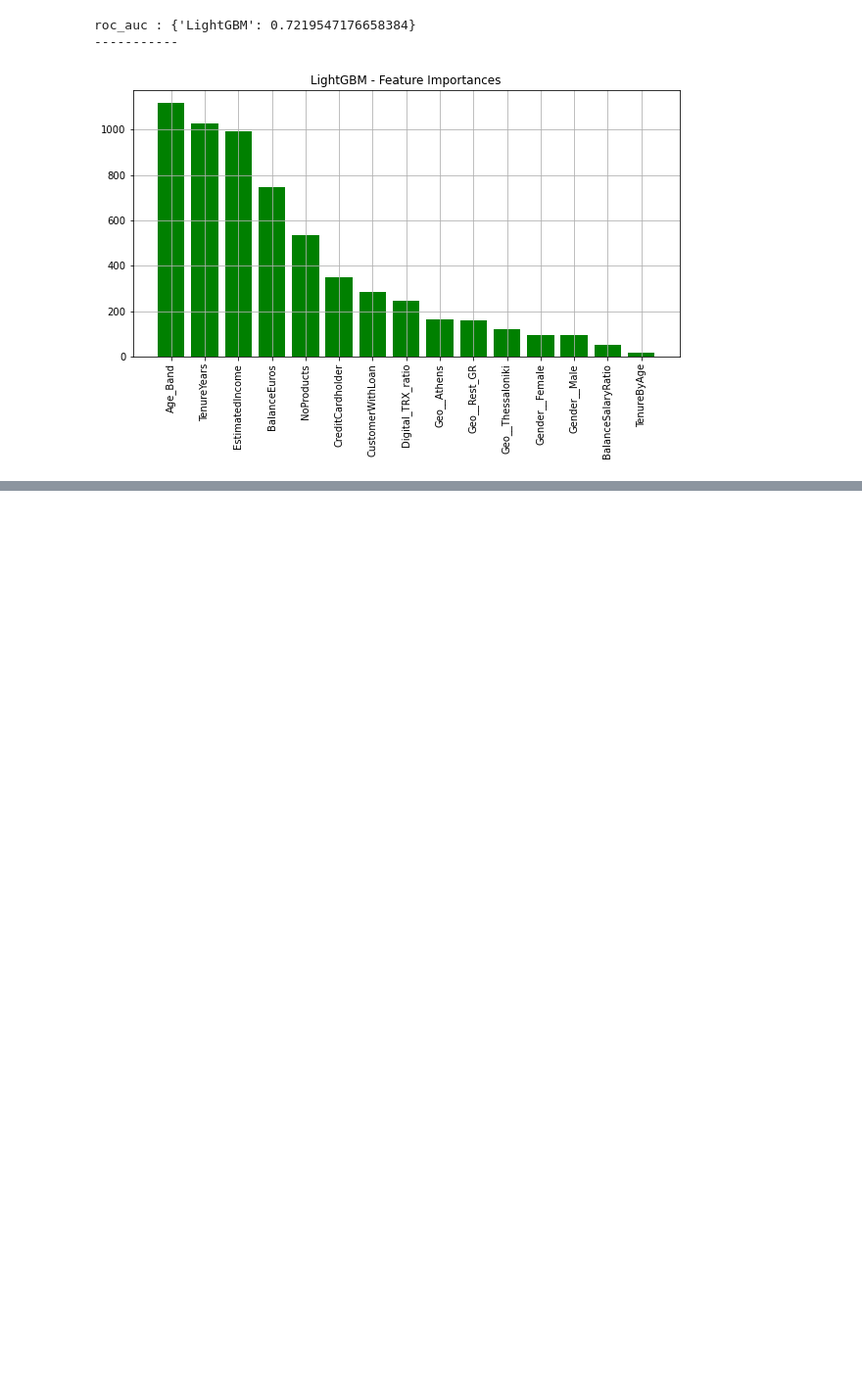
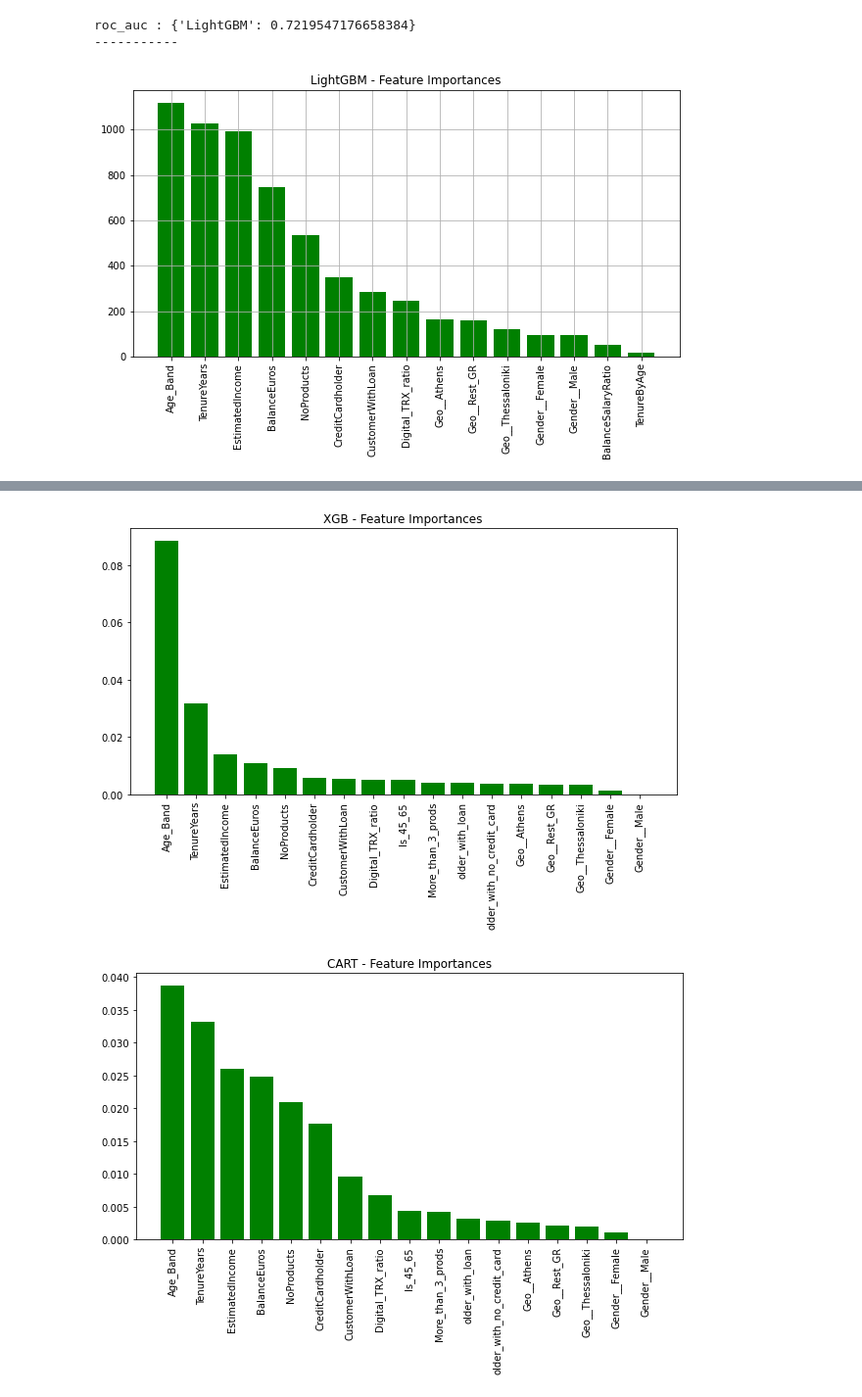
Before and after one commit to nikosofias/Bank_Churn_Prediction_SDS, a Jupyter notebook: Modeling.ipynb, the cells around one changed output, grey strips where cells are left out. Shown at 98% size. Saved outputs shown, nothing was run; the diff lists cells and outputs as text; code cells hidden in the pictures; blank space fills up the shorter version.

```diff
--- a/Modeling.ipynb
+++ b/Modeling.ipynb
@@ -927,0 +1024,10 @@ results
+# %%
+for model, feat_imp in feature_importances.items():
+    plt.figure(figsize=(10, 5))
+    plt.title(f'{model} - Feature Importances')
+    plt.bar(range(len(features_label)), feat_imp.values(), color = "green", align = "center")
+    plt.xticks(range(len(features_label)), feat_imp.keys(), rotation = 90)
+    plt.show()
+# %% [output]
+[figure, added]
+[figure, added]
```
Also changed, not shown: parts of 21 cells of this notebook, 1 other file.
